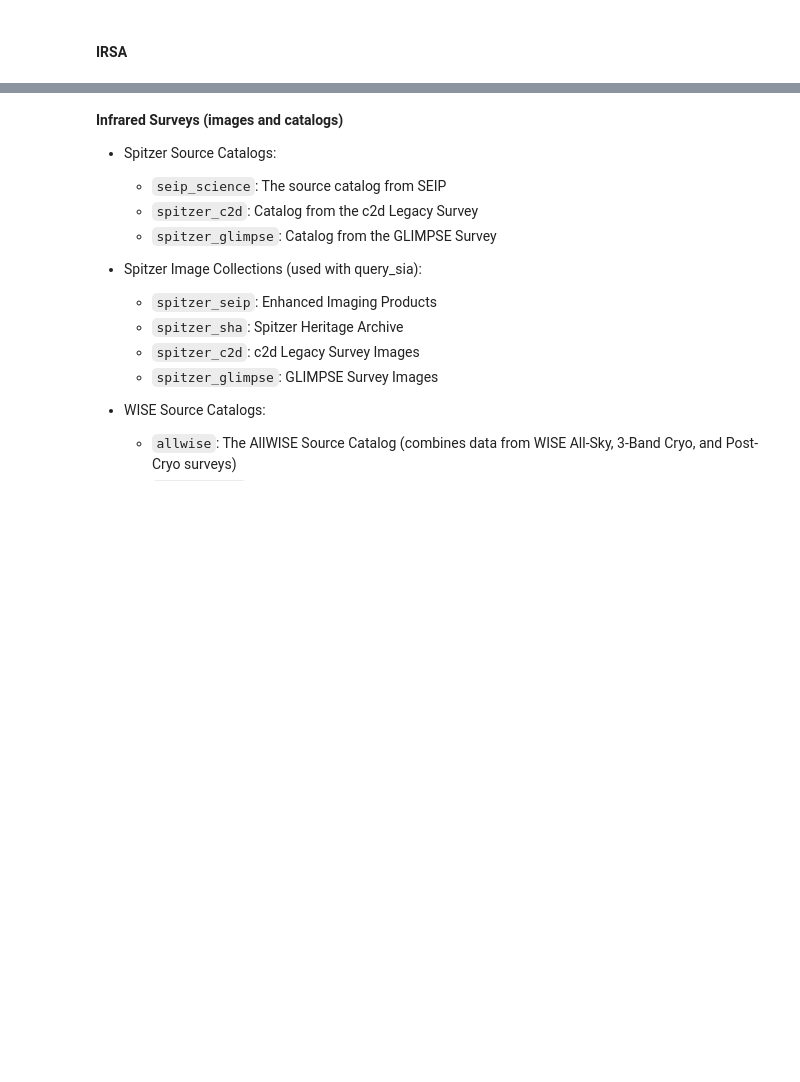
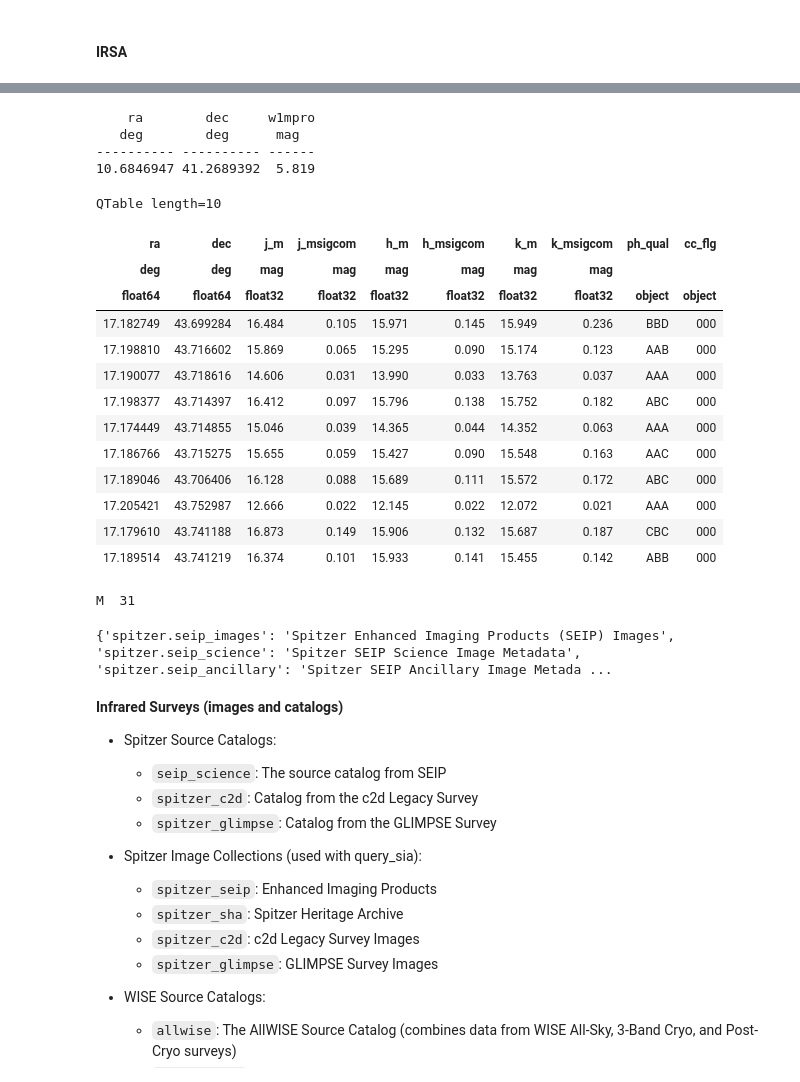
Before and after one commit to deltorobarba/astrophysics, a Jupyter notebook: missions.ipynb, the cells around one changed output, grey strips where cells are left out. Saved outputs shown, nothing was run; the diff lists cells and outputs as text; code cells hidden in the pictures; blank space fills up the shorter version.

```diff
--- a/missions.ipynb
+++ b/missions.ipynb
@@ -174,3 +316,50 @@ print(catalogs)
+# %%
+# Selecting columns
+table = Irsa.query_region(object_name, catalog="allwise_p3as_psd", spatial="Cone", columns="ra,dec,w1mpro")
+print(table)
+# %% [output]
+    ra        dec     w1mpro
+   deg        deg      mag
+---------- ---------- ------
+10.6846947 41.2689392  5.819
+# %%
+# Direct TAP query to the IRSA server
+query = ("SELECT TOP 10 ra,dec,j_m,j_msigcom,h_m,h_msigcom,k_m,k_msigcom,ph_qual,cc_flg "
+         "FROM fp_psc WHERE CONTAINS(POINT('ICRS',ra, dec), CIRCLE('ICRS',10.6846947,41.2689392,5.819))=1")
+#          "FROM fp_psc WHERE CONTAINS(POINT('ICRS',ra, dec), CIRCLE('ICRS',202.48417,47.23056,0.4))=1")
+results = Irsa.query_tap(query=query).to_qtable()
+results
+# %% [output]
+QTable length=10
+| ra | dec | j_m | j_msigcom | h_m | h_msigcom | k_m | k_msigcom | ph_qual | cc_flg |
+| deg | deg | mag | mag | mag | mag | mag | mag |  |  |
+| float64 | float64 | float32 | float32 | float32 | float32 | float32 | float32 | object | object |
+| 17.182749 | 43.699284 | 16.484 | 0.105 | 15.971 | 0.145 | 15.949 | 0.236 | BBD | 000 |
+| 17.198810 | 43.716602 | 15.869 | 0.065 | 15.295 | 0.090 | 15.174 | 0.123 | AAB | 000 |
+| 17.190077 | 43.718616 | 14.606 | 0.031 | 13.990 | 0.033 | 13.763 | 0.037 | AAA | 000 |
+| 17.198377 | 43.714397 | 16.412 | 0.097 | 15.796 | 0.138 | 15.752 | 0.182 | ABC | 000 |
+| 17.174449 | 43.714855 | 15.046 | 0.039 | 14.365 | 0.044 | 14.352 | 0.063 | AAA | 000 |
+| 17.186766 | 43.715275 | 15.655 | 0.059 | 15.427 | 0.090 | 15.548 | 0.163 | AAC | 000 |
+| 17.189046 | 43.706406 | 16.128 | 0.088 | 15.689 | 0.111 | 15.572 | 0.172 | ABC | 000 |
+| 17.205421 | 43.752987 | 12.666 | 0.022 | 12.145 | 0.022 | 12.072 | 0.021 | AAA | 000 |
+| 17.179610 | 43.741188 | 16.873 | 0.149 | 15.906 | 0.132 | 15.687 | 0.187 | CBC | 000 |
+| 17.189514 | 43.741219 | 16.374 | 0.101 | 15.933 | 0.141 | 15.455 | 0.142 | ABB | 000 |
+# %%
+# Reverse check if coordinate belong to correct object
+coord = SkyCoord(ra=ra_hms, dec=dec_dms, unit=('hourangle', 'deg'), frame='icrs')
+result = Simbad.query_region(coord, radius='0d0m5s')  # Search within a small radius (5 arcseconds)
+if result:
+    print(result['MAIN_ID'][0])  # Show the main name of the object
+else:
+    print("No object found in SIMBAD at these coordinates.")
+# %% [output]
+M  31
+# %%
+# Filter for a specific catalog (e.g. Spitzer)
+spitzer_catalogs = {key: value for key, value in catalogs.items() if 'spitzer' in key}
+print(spitzer_catalogs)
+# %% [output]
+{'spitzer.seip_images': 'Spitzer Enhanced Imaging Products (SEIP) Images', 'spitzer.seip_science': 'Spitzer SEIP Science Image Metadata', 'spitzer.seip_ancillary': 'Spitzer SEIP Ancillary Image Metada ...
 # %%
 # Select catalog or mission
 collection = 'spitzer_seip'
```
Also changed, not shown: parts of 31 cells of this notebook.
